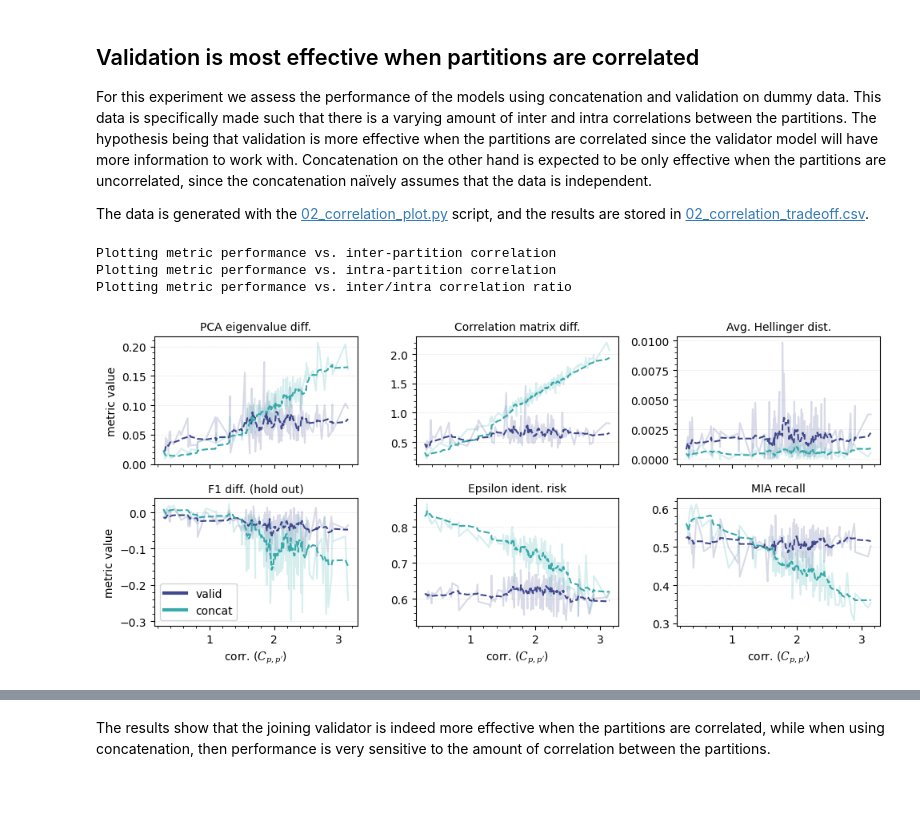
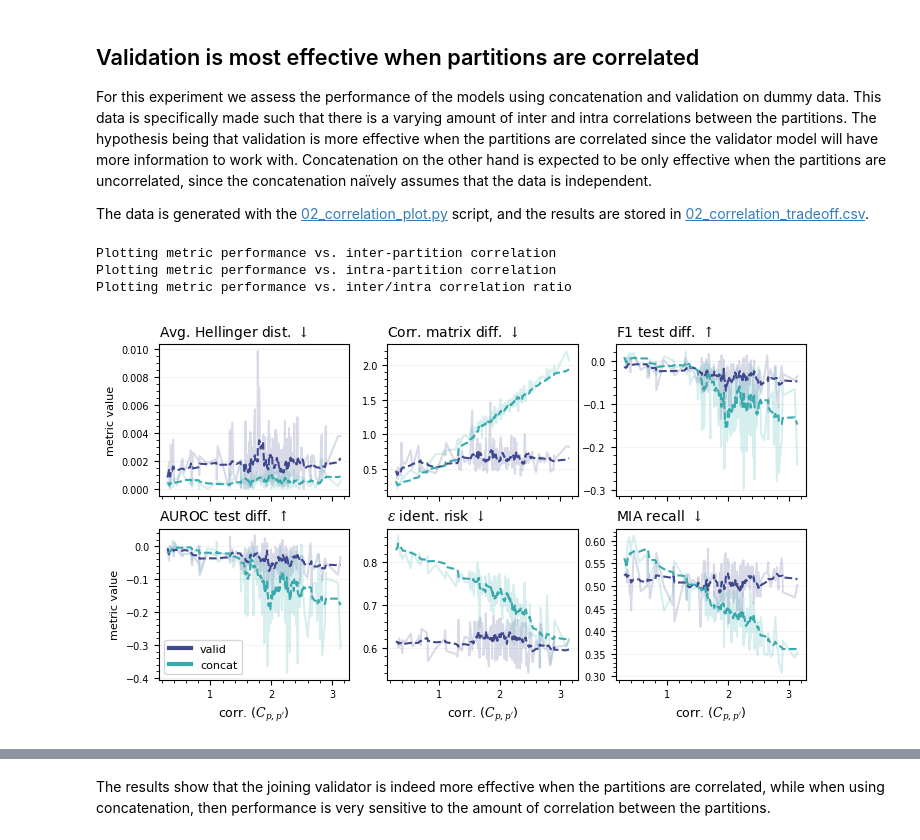
Before and after one commit to notna07/disjoint-synthetic-data-generation, a Jupyter notebook: 02_validated_joins.ipynb, the cells around one changed output, grey strips where cells are left out. Cells and saved outputs as stored; diff of their text form; code cells hidden in the pictures; blank space fills up the shorter version.

```diff
--- a/02_validated_joins.ipynb
+++ b/02_validated_joins.ipynb
@@ -80,92 +43,24 @@ The data is generated with the [02_correlation_plot.py](experiments/auxiliaries/
 # %%
-import numpy as np
 import pandas as pd
-
-import seaborn as sns
-import matplotlib.pyplot as plt
-
-from matplotlib.lines import Line2D
-from typing_extensions import Literal
-
-rcp = {'font.size': 10, 'font.family': 'sans', "mathtext.fontset": "dejavuserif"}
-plt.rcParams.update(**rcp)
+from experiments.auxiliaries.plotting import figure6_inter_correlation_concat_tradeoff
 
 results = pd.read_csv('experiments/results/02_correlation_tradeoff.csv')
 
 metrics = {
-    "pca_eigval_diff" : "PCA eigenvalue diff.",
-    "corr_mat_diff": "Correlation matrix diff.",
-    "avg_h_dist": "Avg. Hellinger dist.",
-    "avg_F1_diff_hout": "F1 diff. (hold out)",
-    # "auroc": "AUROC diff. (hold out)",
-    "eps_identif_risk": "Epsilon ident. risk",
-    "mia_recall": "MIA recall",
+    "avg_h_dist" : r"Avg. Hellinger dist. $\downarrow$",
+    # "pca_eigval_diff" : r"PCA $\Delta\lambda$ $\downarrow$",
+    "corr_mat_diff": r"Corr. matrix diff. $\downarrow$",
+    "avg_F1_diff_hout": r"F1 test diff. $\uparrow$",
+    "auroc": r"AUROC test diff. $\uparrow$",
+    "eps_identif_risk": r"$\varepsilon$ ident. risk $\downarrow$",
+    "mia_recall": r"MIA recall $\downarrow$",
 }
 
-def concat_tradeoff_figure(results, model, metrics, return_flag=True, mode:Literal['inter', 'intra', 'ratio']='ratio'):
-    results = results[results['model']==model]
-
-    results['corr_ratio'] = results['corr_inter'] / (results['corr_intra'])
-
-    match mode:
-        case 'inter':
-            plot_var = 'corr_inter'
-            print("Plotting metric performance vs. inter-partition correlation")
-        case 'intra':
-            plot_var = 'corr_intra'
-            print("Plotting metric performance vs. intra-partition correlation")
-        case 'ratio':
-            plot_var = 'corr_ratio'
-            print("Plotting metric performance vs. inter/intra correlation ratio")
-
-    fig, axes = plt.subplots(int(np.ceil(len(metrics)/3)), 3, figsize=(10, 2.3*np.ceil(len(metrics)/3)), sharex=True)
-
-    axes = axes.flatten()
-    for i, metric in enumerate(metrics.keys()):
-        axes[i].minorticks_on()
-        axes[i].yaxis.grid(True, which='major', linestyle='--', linewidth='0.5', alpha=0.3)
-
-        sns.lineplot(data=results, x=plot_var, y=metric, hue='joining', ax=axes[i], palette='mako', linewidth=1.5, errorbar=None, alpha=0.2)
-
-        palette = sns.color_palette("mako", n_colors=2)
-        for j,join_type in enumerate(results['joining'].unique()):
-            subset = results[results['joining'] == join_type]
-            subset = subset.sort_values(by=plot_var)
-            moving_avg = subset[metric].rolling(window=10, min_periods=1).mean()
-            axes[i].plot(subset[plot_var], moving_avg, label=f"{join_type} (MA)", linestyle='--', linewidth=1.5, color=palette[j])
-
-        axes[i].get_legend().remove()
-        axes[i].set_title(metrics[metric], fontsize=10)
-
-        if i % 3 == 0:
-            axes[i].set_ylabel("metric value")
-        else:
-            axes[i].set_ylabel("")
-
-        if i >= len(metrics)-3:
-            if mode == 'ratio':
-                axes[i].set_xlabel(r"corr. ratio. ($C_{p,p'} / C_{p,p}$)")
-            elif mode == 'inter':
-                axes[i].set_xlabel(r"corr. ($C_{p,p'}$)")
-            elif mode == 'intra':
-                axes[i].set_xlabel(r"corr. ($C_{p,p}$)")
-
-    custom_lines = [Line2D([0], [0], color=palette[0], lw=3),
-                    Line2D([0], [0], color=palette[1], lw=3),]
-
-    axes[3].legend(custom_lines, ['valid', 'concat'], loc='lower left')
-    plt.tight_layout()
-
-    if return_flag == True:
-        return fig
-    else:
-        plt.savefig(f"experiments/figures/figure5_correlation_tradeoff_{mode}.pdf", bbox_inches='tight')
-
-fig = concat_tradeoff_figure(results, 'synthpop', metrics, return_flag=False, mode='inter')
-fig = concat_tradeoff_figure(results, 'synthpop', metrics, return_flag=False, mode='intra')
-fig = concat_tradeoff_figure(results, 'synthpop', metrics, return_flag=False, mode='ratio')
+fig = figure6_inter_correlation_concat_tradeoff(results, 'synthpop', metrics, return_flag=False, mode='inter')
+fig = figure6_inter_correlation_concat_tradeoff(results, 'synthpop', metrics, return_flag=False, mode='intra')
+fig = figure6_inter_correlation_concat_tradeoff(results, 'synthpop', metrics, return_flag=False, mode='ratio')
 # %% [output]
 Plotting metric performance vs. inter-partition correlation
 Plotting metric performance vs. intra-partition correlation
 Plotting metric performance vs. inter/intra correlation ratio
-[figure, old version]
+[figure, new version]
```
Also changed, not shown: parts of 17 cells of this notebook, 2 other files.
